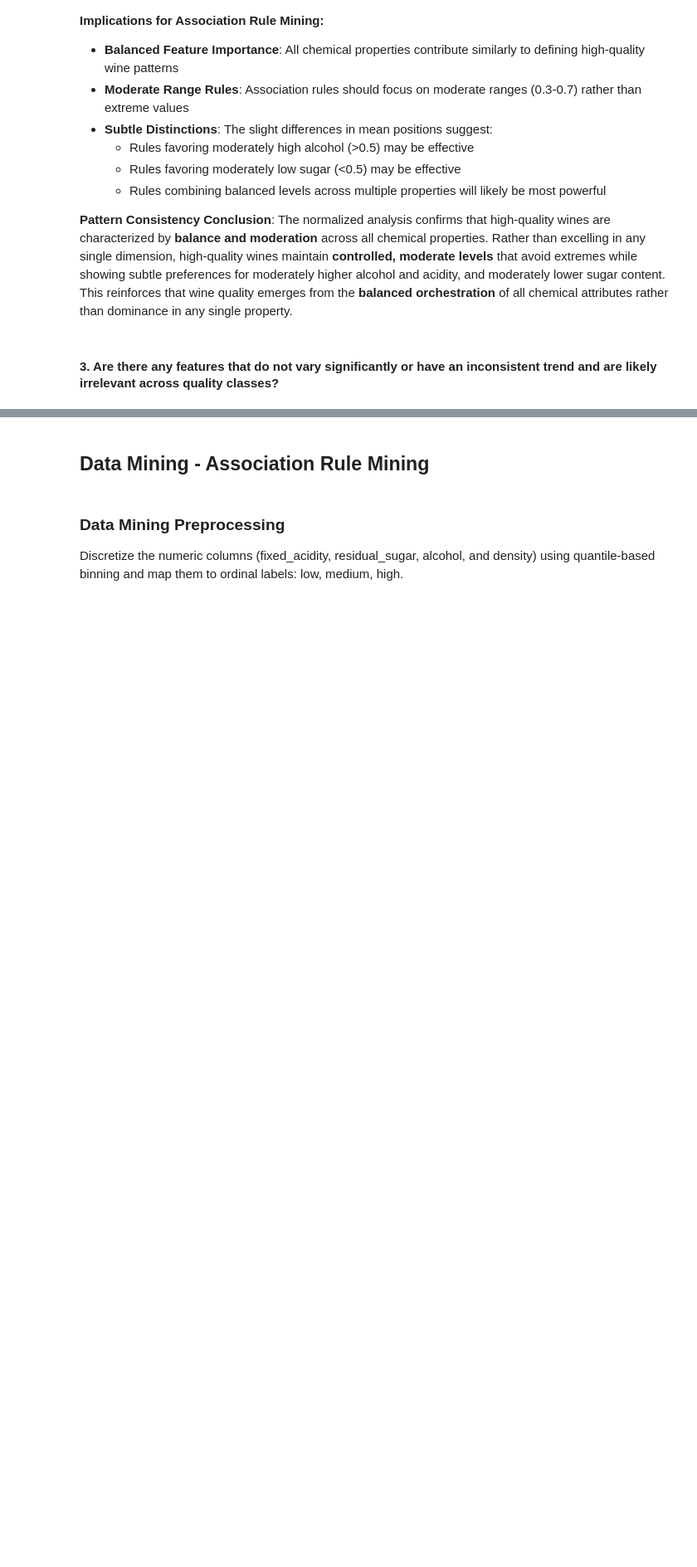
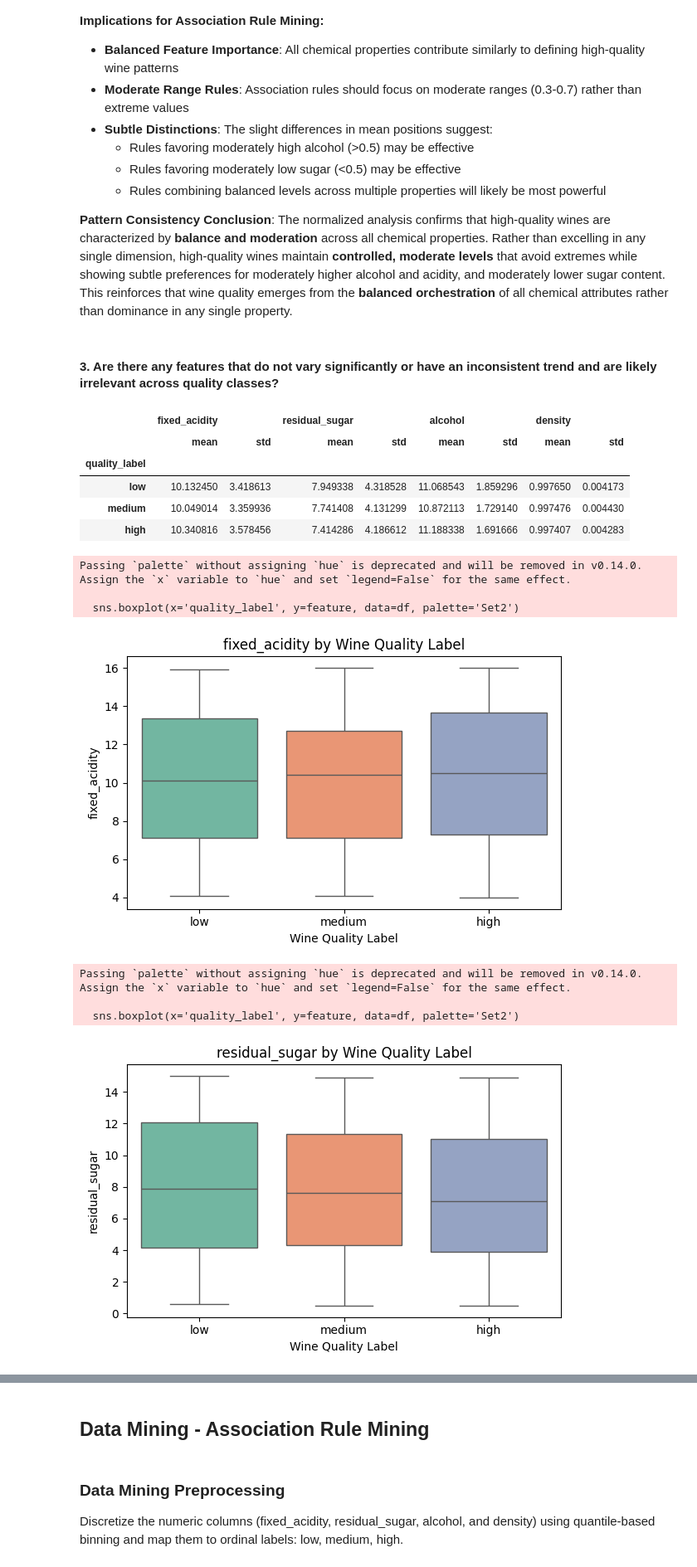
Before and after one commit to XENNNOOOO/CSMODEL_MP_Phase1, a Jupyter notebook: wine_quality_class_nb.ipynb, the cells around one changed output, grey strips where cells are left out. Shown at 83% size. Saved outputs shown, nothing was run; the diff lists cells and outputs as text; code cells hidden in the pictures; blank space fills up the shorter version.

```diff
--- a/wine_quality_class_nb.ipynb
+++ b/wine_quality_class_nb.ipynb
@@ -555,3 +555,44 @@ The normalized histogram analysis (0-1 scale) reveals clearer pattern comparison
 **Pattern Consistency Conclusion**: The normalized analysis confirms that high-quality wines are characterized by **balance and moderation** across all chemical properties. Rather than excelling in any single dimension, high-quality wines maintain **controlled, moderate levels** that avoid extremes while showing subtle preferences for moderately higher alcohol and acidity, and moderately lower sugar content. This reinforces that wine quality emerges from the **balanced orchestration** of all chemical attributes rather than dominance in any single property.
 # %% [markdown]
 #### 3. Are there any features that do not vary significantly or have an inconsistent trend and are likely irrelevant across quality classes?
+# %%
+grouped_stats = df.groupby('quality_label').agg(['mean', 'std'])
+display(grouped_stats)  # cleaner in Jupyter than print()
+
+features = ['fixed_acidity', 'residual_sugar', 'alcohol', 'density']
+
+for feature in features:
+    plt.figure(figsize=(6, 4))
+    sns.boxplot(x='quality_label', y=feature, data=df, palette='Set2')
+    plt.title(f'{feature} by Wine Quality Label')
+    plt.xlabel("Wine Quality Label")
+    plt.ylabel(feature)
+    plt.tight_layout()
+    plt.show()
+
+label_mapping = {'low': 0, 'medium': 1, 'high': 2}
+df['quality_numeric'] = df['quality_label'].map(label_mapping)
+
+correlations = df[features + ['quality_numeric']].corr()
+display(correlations['quality_numeric'].sort_values(ascending=False))
+
+plt.figure(figsize=(6, 4))
+sns.heatmap(correlations, annot=True, cmap='coolwarm', fmt=".2f", square=True)
+plt.title("Correlation Heatmap")
+plt.tight_layout()
+plt.show()
+# %% [output]
+|  | fixed_acidity |  | residual_sugar |  | alcohol |  | density |  |
+|  | mean | std | mean | std | mean | std | mean | std |
+| quality_label |  |  |  |  |  |  |  |  |
+| low | 10.132450 | 3.418613 | 7.949338 | 4.318528 | 11.068543 | 1.859296 | 0.997650 | 0.004173 |
+| medium | 10.049014 | 3.359936 | 7.741408 | 4.131299 | 10.872113 | 1.729140 | 0.997476 | 0.004430 |
+| high | 10.340816 | 3.578456 | 7.414286 | 4.186612 | 11.188338 | 1.691666 | 0.997407 | 0.004283 |
+Passing `palette` without assigning `hue` is deprecated and will be removed in v0.14.0. Assign the `x` variable to `hue` and set `legend=False` for the same effect.
+
+  sns.boxplot(x='quality_label', y=feature, data=df, palette='Set2')
+[figure, added]
+Passing `palette` without assigning `hue` is deprecated and will be removed in v0.14.0. Assign the `x` variable to `hue` and set `legend=False` for the same effect.
+
+  sns.boxplot(x='quality_label', y=feature, data=df, palette='Set2')
+[figure, added]
```
Also changed, not shown: parts of 4 cells of this notebook.
